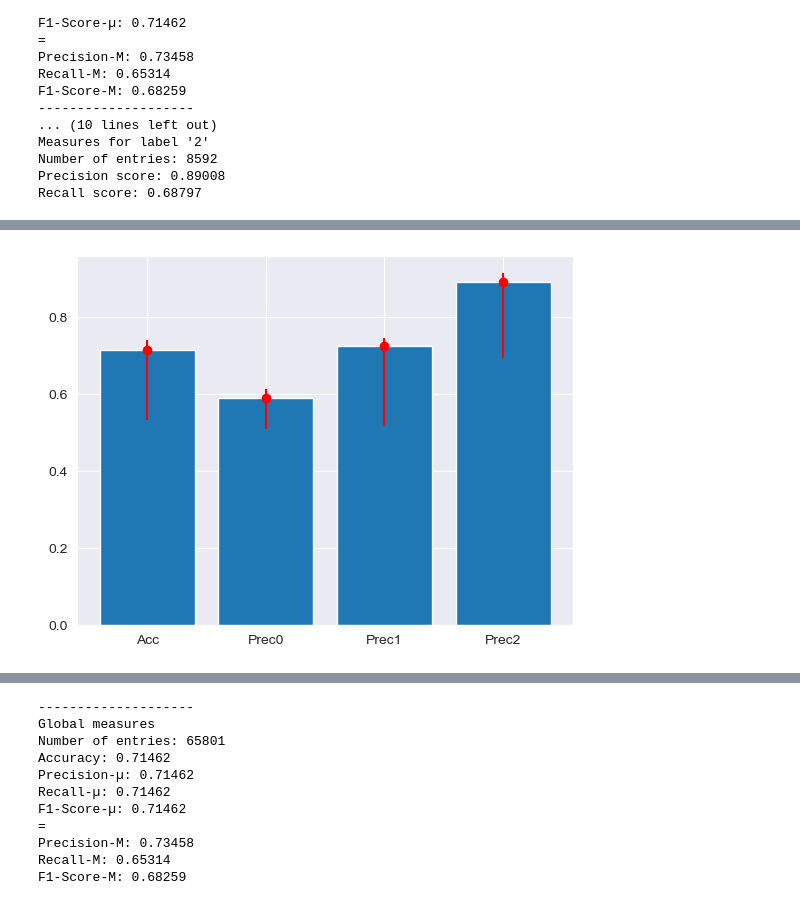
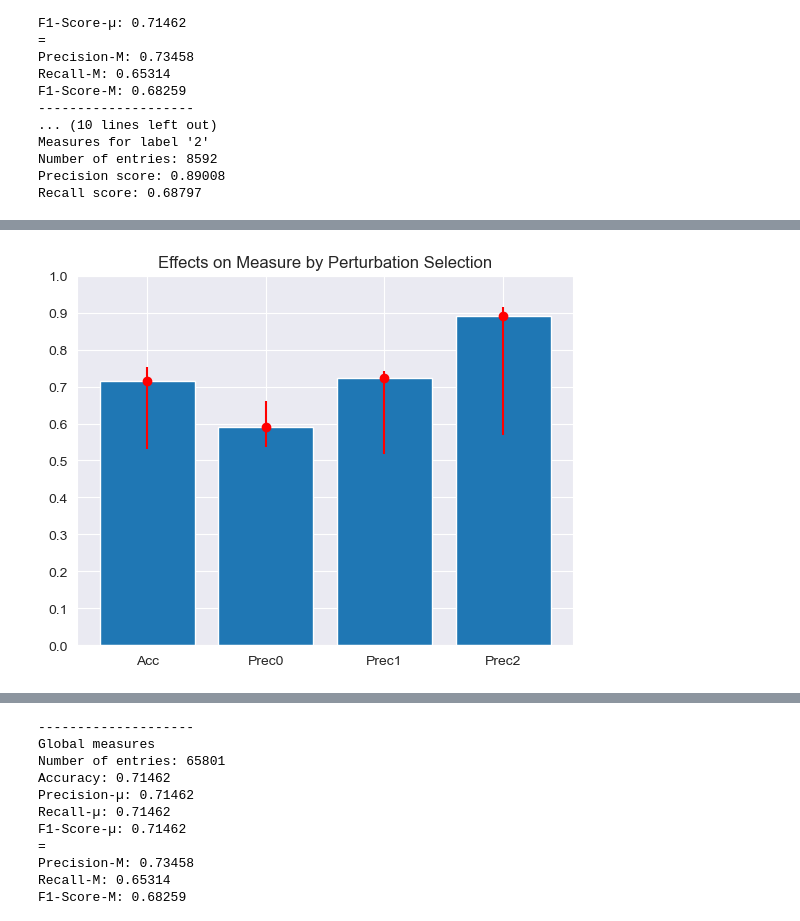
Before and after one commit to chrigHub/PertubationThesis, a Jupyter notebook: main/perturbation/02_perturbation_analysis_ADAB.ipynb, the cells around one changed output, grey strips where cells are left out. Drawn from its saved outputs; the diff is of its cells as text; code cells hidden in the pictures.

Commit message:
Updated Perturbations

```diff
--- a/main/perturbation/02_perturbation_analysis_ADAB.ipynb
+++ b/main/perturbation/02_perturbation_analysis_ADAB.ipynb
@@ -215,4 +227,4 @@ pert_df[pert_df["pert_id"].isin(list(pert_alerts.index))]
 # %%
-pert_outcomes = pert_df[pert_df.columns[-3:]]
+pert_outcomes = pert_df[pert_df.columns[-4:]]
 pert_outcomes
 # %% [output]
@@ -326,3 +339,0 @@ pert_view
-# %%
-if USE_TH:
-    pert_view = pert_view[list(pert_view["column"].isin(pert_cols))]
@@ -485,6 +684,10 @@ def find_union(x):
 def get_indicator(x):
     return sum(x) / len(pert_cols)
 
+pert_test_results_th3 = pert_view[pert_view["level"] >= 3]
+pert_test_results_th3 = pert_test_results_th3.groupby("idx").agg({"y_true" : get_first, "y" : pd.Series.mode, "pert_alarm" : max, "y_outcomes" : find_union, "changed_to" : find_union, "corrected" : get_indicator , "worsened" : get_indicator})
+pert_test_results_th2 = pert_view[pert_view["level"] >= 2]
+pert_test_results_th2 = pert_test_results_th2.groupby("idx").agg({"y_true" : get_first, "y" : pd.Series.mode, "pert_alarm" : max, "y_outcomes" : find_union, "changed_to" : find_union, "corrected" : get_indicator , "worsened" : get_indicator})
 pert_test_results = pert_view.groupby("idx").agg({"y_true" : get_first, "y" : pd.Series.mode, "pert_alarm" : max, "y_outcomes" : find_union, "changed_to" : find_union, "corrected" : get_indicator , "worsened" : get_indicator})
 pert_test_results
 # %% [output]
@@ -539,3 +761,6 @@ pert_test_results[pert_test_results["pert_alarm"] == False]
+# %%
+#TODO CREATE NEW FUNCTIONS FOR TH2
+pert_test_results = pert_test_results_th2
 # %%
 alarm = print_measures(list(pert_test_results[pert_test_results["pert_alarm"] == True]["y"]), list(pert_test_results[pert_test_results["pert_alarm"] == True]["y_true"]), [0,1,2])
 # %% [output]
@@ -675,18 +905,21 @@ pert_test_results
 # %%
 y_errormin = [alarm.get("acc"), alarm.get("prec0"), alarm.get("prec1"), alarm.get("prec2")]
 y_errormax = [no_alarm.get("acc"), no_alarm.get("prec0"), no_alarm.get("prec1"), no_alarm.get("prec2")]
 y_error = [y_errormin, y_errormax]
 y = [real.get("acc"), real.get("prec0"), real.get("prec1"), real.get("prec2")]
 for c, v in enumerate(y_errormin):
     y_errormin[c] = y[c] - v
 for c, v in enumerate(y_errormax):
     y_errormax[c] = v - y[c]
 x = ["Acc", "Prec0", "Prec1", "Prec2"]
 plt.bar(x,y)
 plt.errorbar(x,y, yerr=y_error, fmt='o', color="r")
+
+plt.yticks(np.arange(start=0, stop=1.1, step = 0.1))
+plt.title("Effects on Measure by Perturbation Selection")
 plt.show()
 # %% [output]
-[figure, old version]
+[figure, new version]
 # %%
 print(f"Real values {real}")
 print(f"Alarmed values {alarm}")
```
Also changed, not shown: parts of 77 cells of this notebook, 3 other files.
